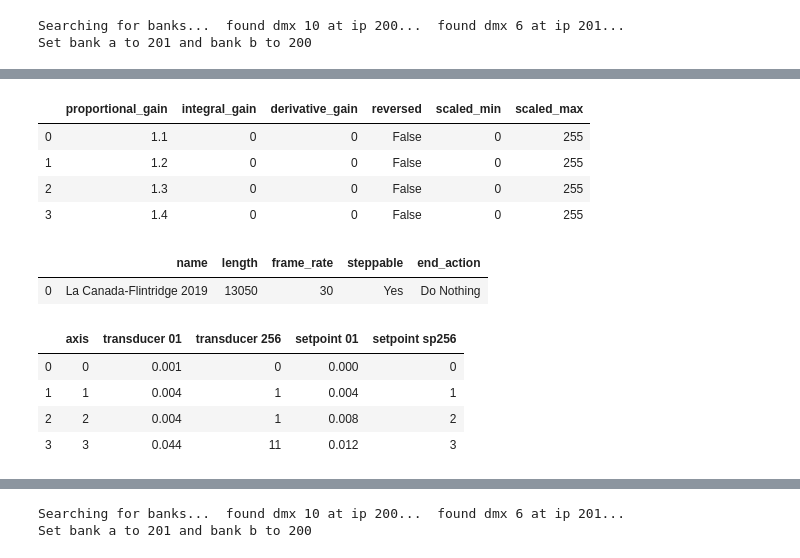
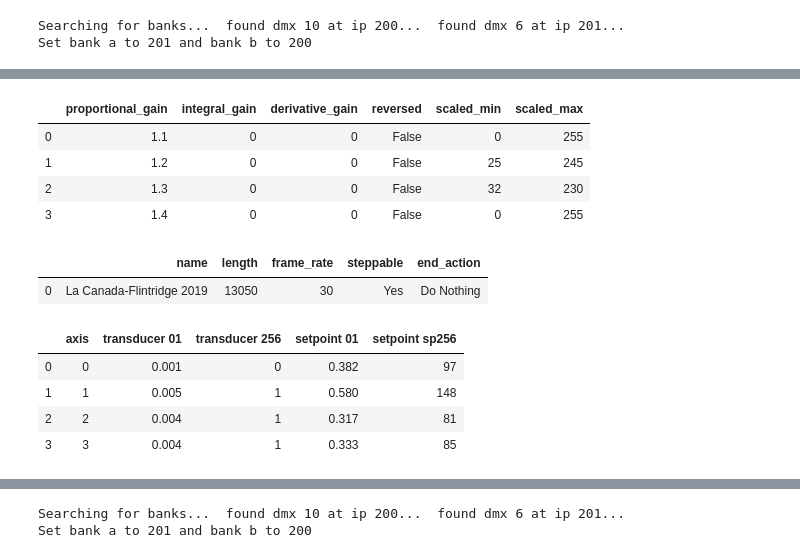
Before and after one commit to aesatchien/lcf_float, a Jupyter notebook: python/BrEFB.ipynb, the cells around one changed output, grey strips where cells are left out. Saved outputs shown, nothing was run; the diff lists cells and outputs as text; code cells hidden in the pictures.

```diff
--- a/python/BrEFB.ipynb
+++ b/python/BrEFB.ipynb
@@ -21,11 +30,11 @@ Set bank a to 201 and bank b to 200
 # %%
-conf = brefb.get_conf_df('b')
-conf
+confb = brefb.get_conf_df('b')
+confb
 # %% [output]
 |  | proportional_gain | integral_gain | derivative_gain | reversed | scaled_min | scaled_max |
 | 0 | 1.1 | 0 | 0 | False | 0 | 255 |
-| 1 | 1.2 | 0 | 0 | False | 0 | 255 |
-| 2 | 1.3 | 0 | 0 | False | 0 | 255 |
+| 1 | 1.2 | 0 | 0 | False | 25 | 245 |
+| 2 | 1.3 | 0 | 0 | False | 32 | 230 |
 | 3 | 1.4 | 0 | 0 | False | 0 | 255 |
 # %%
 shows = brefb.get_shows_df('a')
@@ -34,10 +43,10 @@ shows
 |  | name | length | frame_rate | steppable | end_action |
 | 0 | La Canada-Flintridge 2019 | 13050 | 30 | Yes | Do Nothing |
 # %%
-brefb.current_state_df()
+brefb.current_state_df('a')
 # %% [output]
 |  | axis | transducer 01 | transducer 256 | setpoint 01 | setpoint sp256 |
-| 0 | 0 | 0.001 | 0 | 0.000 | 0 |
-| 1 | 1 | 0.004 | 1 | 0.004 | 1 |
-| 2 | 2 | 0.004 | 1 | 0.008 | 2 |
-| 3 | 3 | 0.044 | 11 | 0.012 | 3 |
+| 0 | 0 | 0.001 | 0 | 0.382 | 97 |
+| 1 | 1 | 0.005 | 1 | 0.580 | 148 |
+| 2 | 2 | 0.004 | 1 | 0.317 | 81 |
+| 3 | 3 | 0.004 | 1 | 0.333 | 85 |
```
Also changed, not shown: parts of 7 cells of this notebook, 3 other files.
